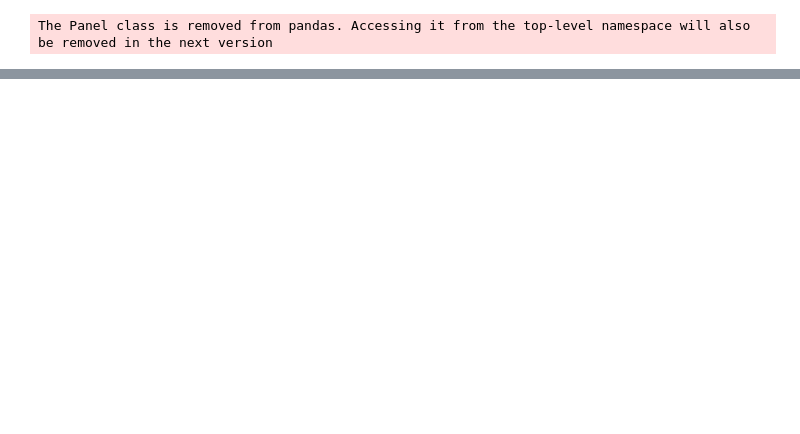
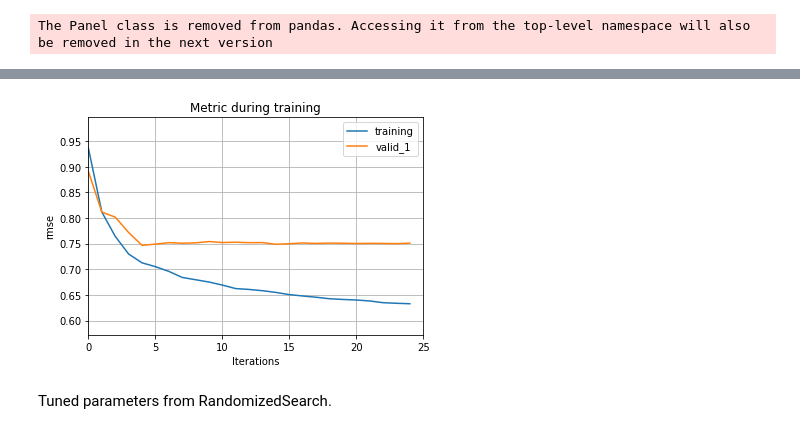
Before and after one commit to Saphirox/Future-Sales-Prediction, a Jupyter notebook: notebooks/model_train/sales-prediction.model_train.lgbm.1.0.ipynb, the cells around one changed output, grey strips where cells are left out. Saved outputs shown, nothing was run; the diff lists cells and outputs as text; code cells hidden in the pictures; blank space fills up the shorter version.

Commit message:
Added all model train notebooks

```diff
--- a/notebooks/model_train/sales-prediction.model_train.lgbm.1.0.ipynb
+++ b/notebooks/model_train/sales-prediction.model_train.lgbm.1.0.ipynb
@@ -11,5 +15,0 @@
-# %%
-X_train =  pd.read_pickle("../input/X_train.pkl")
-X_test =  pd.read_pickle("../input/X_test.pkl")
-y_train =  pd.read_pickle("../input/y_train.pkl")
-y_test =  pd.read_pickle("../input/y_test.pkl")
@@ -63,2 +42,25 @@ The Panel class is removed from pandas. Accessing it from the top-level namespac
+# %%
+cat_feats = ['shop_id', 'key', 'item_category_id', 'item_id',  'city',
+             'item_category_names_category_1_enc', 'item_category_names_category_2_enc']
+# %%
+def get_lgbm(params = {}):
+    return LGBMRegressor(
+           boosting_type= 'gbdt',
+           objective = 'rmse',
+           metric = "rmse",
+           random_state= 1,
+           silent = True,
+           **params)
+
+def create_submission(model, submission_name, send_submission=False, message="LGBM"):
+    result = model.predict(X_test_sub)
+    submission = pd.DataFrame({
+        "ID": np.arange(result.shape[0]),
+        "item_cnt_month": result
+    })
+    submission.to_csv(submission_name, index=False)
+
+    if send_submission:
+        !kaggle competitions submit -c competitive-data-science-predict-future-sales -f {submission_name} -m {message}
 # %%
 %%notify -m "Grid search LGBM was ended"
@@ -136,0 +116,7 @@ TypeError: fit() got an unexpected keyword argument 'evals_result'
+# %%
+ax = lgb.plot_metric(grid.best_estimator_)
+plt.show()
+# %% [output]
+[figure, added]
+# %% [markdown]
+Tuned parameters from RandomizedSearch.
```
Also changed, not shown: parts of 23 cells of this notebook, 6 other files.
